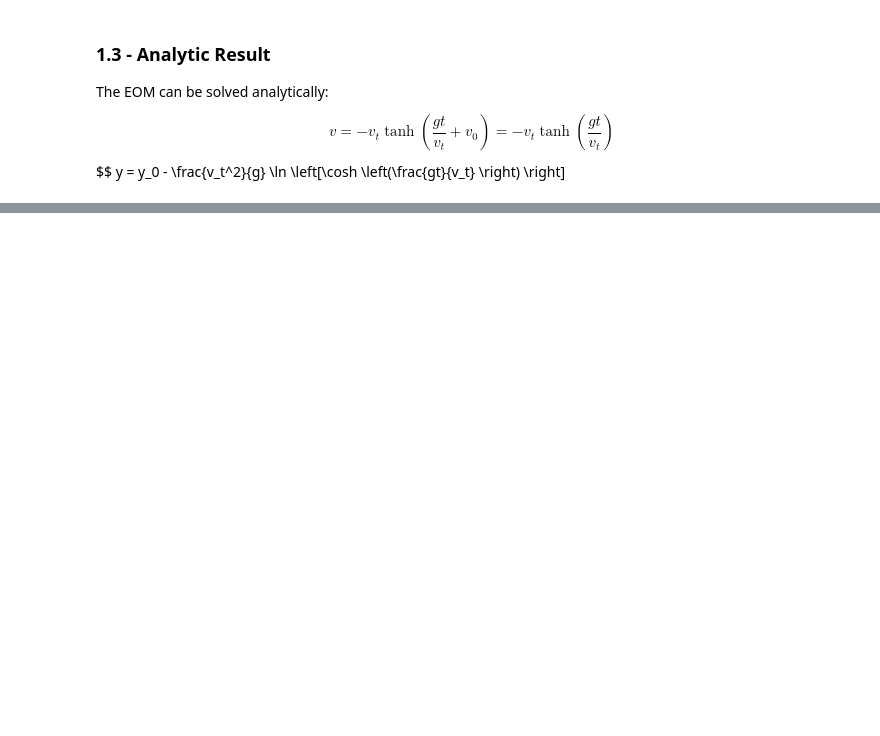
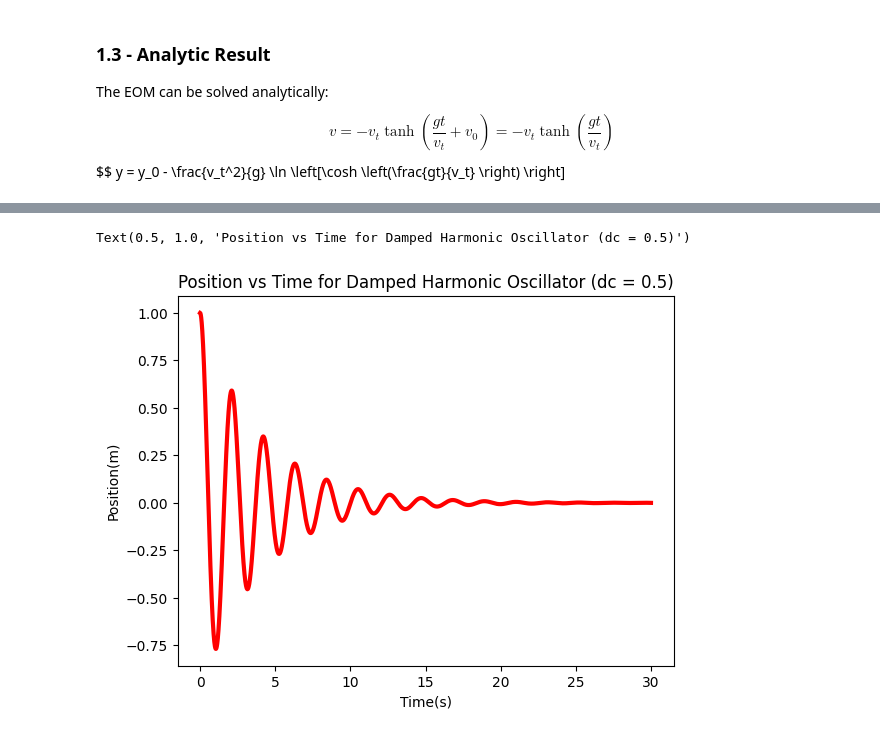
Before and after one commit to JacobGraham6489/physics-7321, a Jupyter notebook: Homeworks/HW2 Jacob Graham.ipynb, the cells around one changed output, grey strips where cells are left out. Cells and saved outputs as stored; diff of their text form; code cells hidden in the pictures; blank space fills up the shorter version.

```diff
--- a/Homeworks/HW2 Jacob Graham.ipynb
+++ b/Homeworks/HW2 Jacob Graham.ipynb
@@ -106,18 +109,17 @@ plt.show() # separate plot for position
 # %%
 # 2.1 (solve 1D Newtonian EOM for non-constant free fall numerically)
-# constants and initial conditions
+# constants, initial conditions, and timestep
 M = 5.97e24
 G = 6.67e-11
 R = 6.37e6
 t_0 = 0
 m_0 = 0.01
 v_0 = 0
-dt = 0.00001
+dt = 0.01
 
-y_0 = 50 # initial height = 50 m
-F_gv = lambda t, m, y, v: - G*M*m/(R+y)**2 # non-constant free fall
-print(f'The speed at which the pebble in non-constant free fall reaches the ground is ~ {abs(euler_solver(F_gv, dt)[2][-1])} m/s')
+F_gv = lambda t, m, y, v: - G*M*m/(R+y)**2 # non-constant free fall force function
 
-y_0 = 2 * R # initial height = 2 * R
-print(f'The speed at which the pebble in non-constant free fall with gravitational variation reaches the ground is ~ {abs(euler_solver(F_gv, dt)[2][-1])} m/s')
+for y_0 in [50,2*R]:
+    v_f =  abs(forward_euler_solver(F_gv, t_0, m_0, y_0, v_0, dt)[2][-1])
+    print(f'The impact speed of the pebble released from height {y_0} m (non-constant free fall) is ~ {abs(v_f)} m/s')
 # %% [output]
@@ -130,27 +150,43 @@ The speed at which the pebble in free fall with  reaches the ground is ~ 9129.55
 # %%
 #4.1 (solve 1D damped harmonic oscillator EOM numerically)
 class damped_harmonic_oscillator:
 
-    def __init__(self, t, x, v, a, dc, nf):
+    def __init__(self, nf, dc, t, x, v): # DHO with attributes time, position, velocity, damping coefficient, and natural frequency (SI units)
+        self.nf = nf
+        self.dc = dc
         self.t = t
         self.x = x
         self.v = v
-        self.a = a
-        self.dc = dc
-        self.nf = nf
 
-    def euler_step(self, dt):
-        t, m, y, v, = self.t, self.m, self.y, self.v # initial time, mass, position, velocity
-        a =  # initial acceleration
-        self.a =
+    def symplectic_euler(self, dt): # symplectic Euler step to update DHO attributes given timestep dt (forward Euler is unstable)
+        self.v = self.v - ((self.nf**2)*self.x + self.dc*self.v)*dt # v_(i+1) = v_i + a_i*dt
+        self.x = self.x + self.v*dt # x_(i+1) = x_i + v_(i+1)*dt
+        self.t = self.t + dt # t_(i+1) = t_i + dt
 
-def euler_solver(dt): # function to solve EOM using Euler method given force function F(t,m,y,v)
-    p = particle(t=t_0, m=m_0, y=y_0, v=v_0) # create particle instance with initial conditions
-    ts, ys, vs = [p.t], [p.y], [p.v] # lists to store time, position, velocity values at each timestep
-    while p.y > 0: # while loop terminates when pebble hits the ground (y=<0)
-        p.euler_step(F, dt)
-        ts.append(p.t)
-        ys.append(p.y)
-        vs.append(p.v)
-    return np.array(ts), np.array(ys), np.array(vs)
+def symplectic_euler_solver(nf, dc, t_0, x_0, v_0, dt, T): # executes symplectic Euler method given initial conditions, timestep, and runtime
+    dho = damped_harmonic_oscillator(nf, dc, t_0, x_0, v_0) # create DHO instance with initial conditions
+    ts, xs = [dho.t], [dho.x] # lists to store time, position values at each timestep
+    while dho.t < T: # while loop terminates when time reaches T s
+        dho.symplectic_euler(dt)
+        ts.append(dho.t)
+        xs.append(dho.x)
+    return np.array(ts), np.array(xs)
+
+# constants, initial conditions, timestep, and run time
+nf = 3
+dc = 0.5
+t_0 = 0
+x_0 = 1
+v_0 = 0
+dt = 0.00001
+T = 30
+
+ts, xs_euler = symplectic_euler_solver(nf, dc, t_0, x_0, v_0, dt, T)
+plt.plot(ts, xs_euler, color="#FF0000", ls='-', lw=3)
+plt.xlabel('Time(s)')
+plt.ylabel('Position(m)')
+plt.title('Position vs Time for Damped Harmonic Oscillator (dc = 0.5)')
+# %% [output]
+Text(0.5, 1.0, 'Position vs Time for Damped Harmonic Oscillator (dc = 0.5)')
+[figure, added]
 # %%
```
Also changed, not shown: parts of 8 cells of this notebook.
